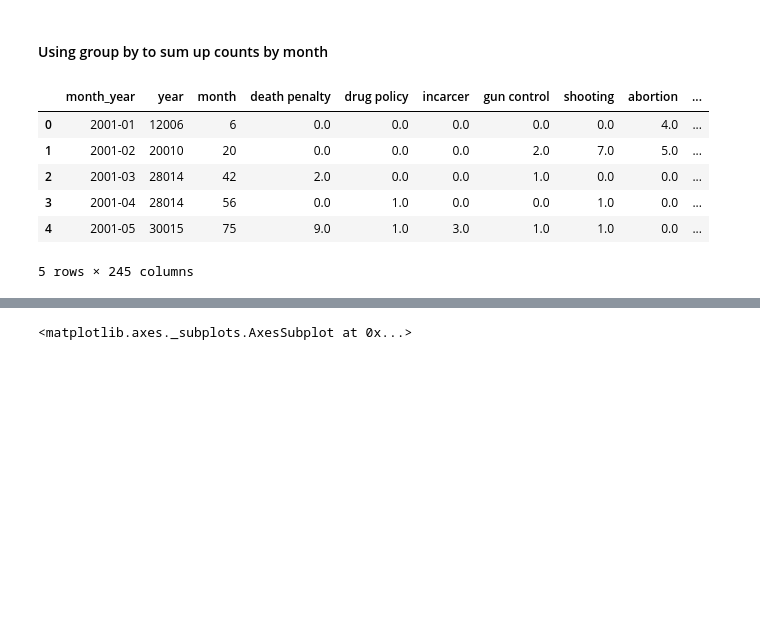
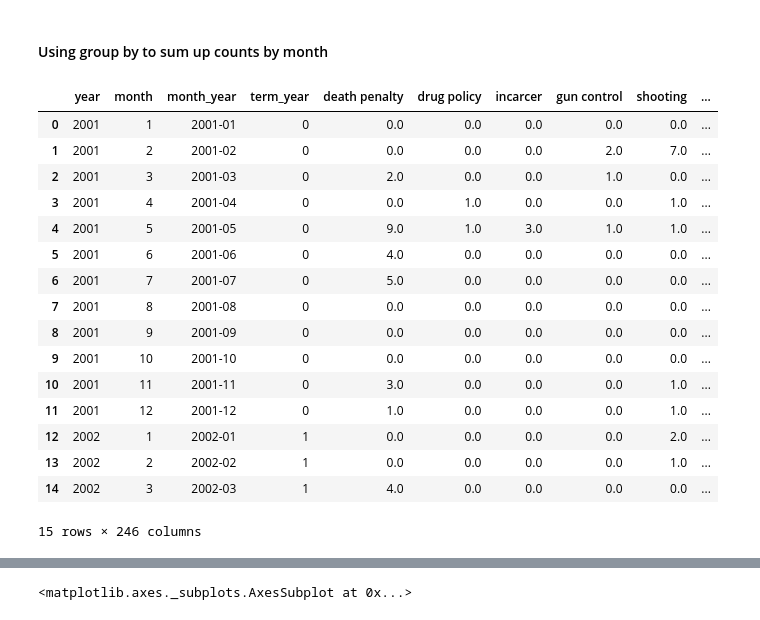
Before and after one commit to Data-Science-Link/How_to_Talk_Like_a_President, a Jupyter notebook: How_to_Talk_Like_a_President/george_w_bush/post_processing/post_processing_jupyter_George.ipynb, the cells around one changed output, grey strips where cells are left out. Drawn from its saved outputs; the diff is of its cells as text; code cells hidden in the pictures; blank space fills up the shorter version.

```diff
--- a/How_to_Talk_Like_a_President/george_w_bush/post_processing/post_processing_jupyter_George.ipynb
+++ b/How_to_Talk_Like_a_President/george_w_bush/post_processing/post_processing_jupyter_George.ipynb
@@ -35,3 +46,4 @@ george_df.index = pd.to_datetime(george_df['date'])
 george_df['year'] = pd.DatetimeIndex(george_df['date_time']).year
 george_df['month'] = pd.DatetimeIndex(george_df['date_time']).month
 george_df['month_year'] = pd.to_datetime(george_df['date_time']).dt.to_period('M')
+george_df['term_year'] = george_df['year'] - george_df.year.min()
@@ -97,13 +92,23 @@ george_df.head()
 # %% [markdown]
 #### Using group by to sum up counts by month
 # %%
-month_year_df = george_df.groupby("month_year", as_index=False).sum()
-month_year_df.head()
+month_george_df = george_df.groupby(by = ['year', 'month', 'month_year', 'term_year'], as_index=False).sum()
+month_george_df.head(15)
 # %% [output]
-|  | month_year | year | month | death penalty | drug policy | incarcer | gun control | shooting | abortion | ... |
-| 0 | 2001-01 | 12006 | 6 | 0.0 | 0.0 | 0.0 | 0.0 | 0.0 | 4.0 | ... |
-| 1 | 2001-02 | 20010 | 20 | 0.0 | 0.0 | 0.0 | 2.0 | 7.0 | 5.0 | ... |
-| 2 | 2001-03 | 28014 | 42 | 2.0 | 0.0 | 0.0 | 1.0 | 0.0 | 0.0 | ... |
-| 3 | 2001-04 | 28014 | 56 | 0.0 | 1.0 | 0.0 | 0.0 | 1.0 | 0.0 | ... |
-| 4 | 2001-05 | 30015 | 75 | 9.0 | 1.0 | 3.0 | 1.0 | 1.0 | 0.0 | ... |
+|  | year | month | month_year | term_year | death penalty | drug policy | incarcer | gun control | shooting | ... |
+| 0 | 2001 | 1 | 2001-01 | 0 | 0.0 | 0.0 | 0.0 | 0.0 | 0.0 | ... |
+| 1 | 2001 | 2 | 2001-02 | 0 | 0.0 | 0.0 | 0.0 | 2.0 | 7.0 | ... |
+| 2 | 2001 | 3 | 2001-03 | 0 | 2.0 | 0.0 | 0.0 | 1.0 | 0.0 | ... |
+| 3 | 2001 | 4 | 2001-04 | 0 | 0.0 | 1.0 | 0.0 | 0.0 | 1.0 | ... |
+| 4 | 2001 | 5 | 2001-05 | 0 | 9.0 | 1.0 | 3.0 | 1.0 | 1.0 | ... |
+| 5 | 2001 | 6 | 2001-06 | 0 | 4.0 | 0.0 | 0.0 | 0.0 | 0.0 | ... |
+| 6 | 2001 | 7 | 2001-07 | 0 | 5.0 | 0.0 | 0.0 | 0.0 | 0.0 | ... |
+| 7 | 2001 | 8 | 2001-08 | 0 | 0.0 | 0.0 | 0.0 | 0.0 | 0.0 | ... |
+| 8 | 2001 | 9 | 2001-09 | 0 | 0.0 | 0.0 | 0.0 | 0.0 | 0.0 | ... |
+| 9 | 2001 | 10 | 2001-10 | 0 | 0.0 | 0.0 | 0.0 | 0.0 | 0.0 | ... |
+| 10 | 2001 | 11 | 2001-11 | 0 | 3.0 | 0.0 | 0.0 | 0.0 | 1.0 | ... |
+| 11 | 2001 | 12 | 2001-12 | 0 | 1.0 | 0.0 | 0.0 | 0.0 | 1.0 | ... |
+| 12 | 2002 | 1 | 2002-01 | 1 | 0.0 | 0.0 | 0.0 | 0.0 | 2.0 | ... |
+| 13 | 2002 | 2 | 2002-02 | 1 | 0.0 | 0.0 | 0.0 | 0.0 | 1.0 | ... |
+| 14 | 2002 | 3 | 2002-03 | 1 | 4.0 | 0.0 | 0.0 | 0.0 | 0.0 | ... |
-5 rows × 245 columns
+15 rows × 246 columns
```
Also changed, not shown: parts of 8 cells of this notebook, 2 other files.
